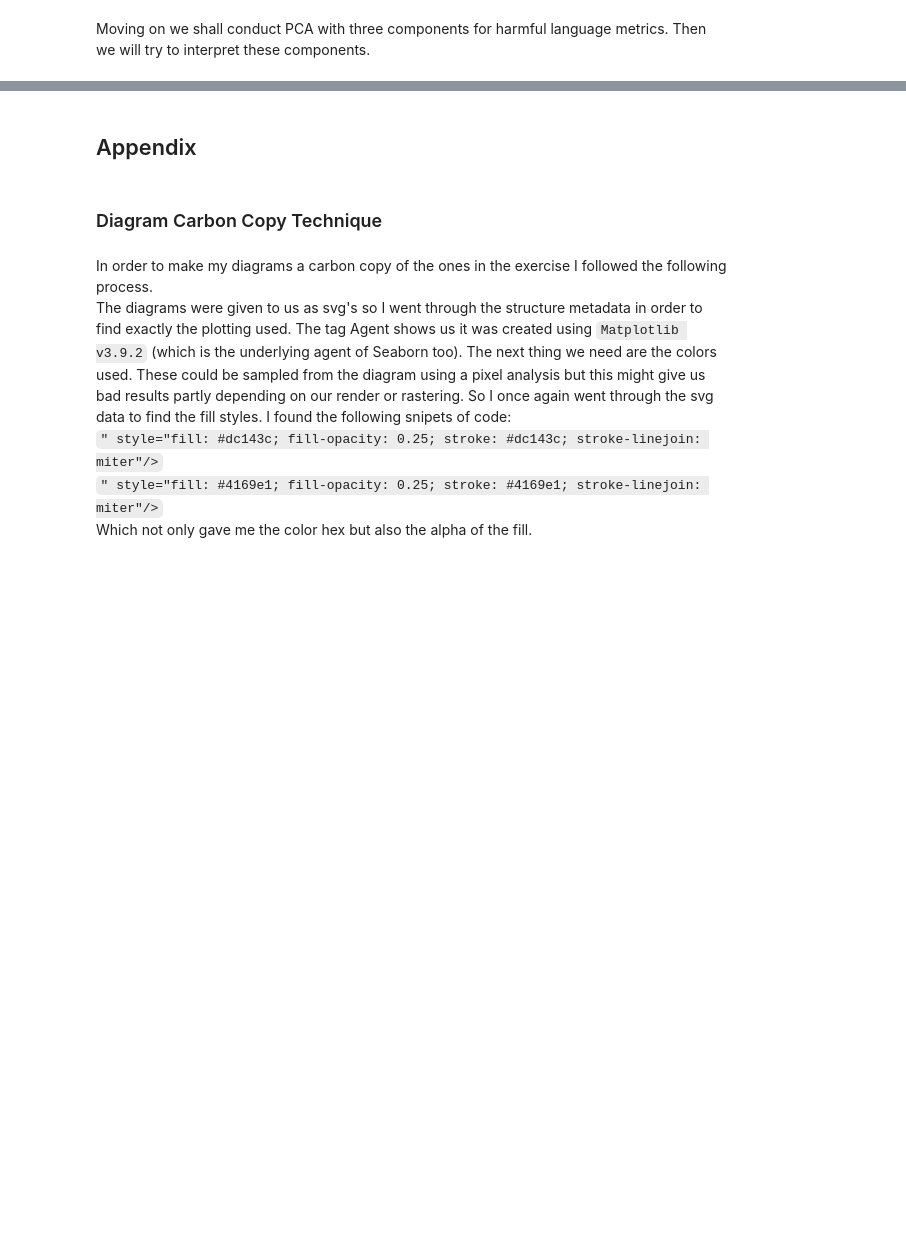
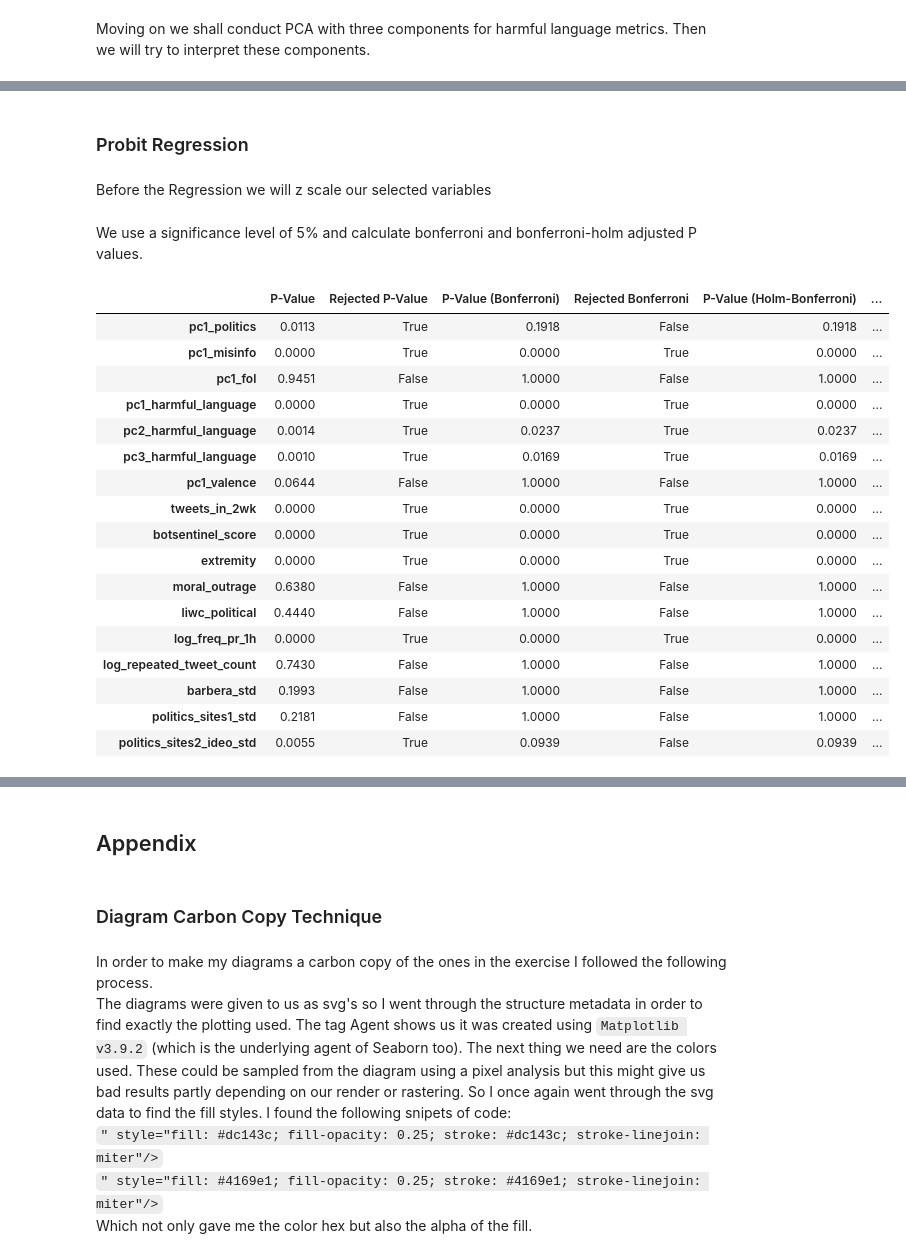
Before and after one commit to panos1b/Social-Media-Sanctions-and-Misinformation-Sharing, a Jupyter notebook: differences_misinformation_solution.ipynb, the cells around one changed output, grey strips where cells are left out. Drawn from its saved outputs; the diff is of its cells as text; code cells hidden in the pictures; blank space fills up the shorter version.

```diff
--- a/differences_misinformation_solution.ipynb
+++ b/differences_misinformation_solution.ipynb
@@ -506,7 +519,9 @@ We will now perforce Principal Component Analysis for four of our variables, fin
 # %%
 variables = ['lowqual_pr2019_fc', 'lowqual_afm', 'lowqual_lasser2019', 'lowqual_mbfc']
 
-pca_vars = data[variables]
+# Apply scaling
+copy_data[variables] = scaler.fit_transform(data[variables])
+pca_vars = copy_data[variables]
 
 pca = PCA(n_components=1)
 pca.fit(pca_vars)
@@ -544,7 +566,9 @@ Also we do the same for the variables related to Tweeter metrics, using our log1
 # %%
 variables = ['log_num_followers', 'log_num_friends', 'log_fol']
 
-pca_vars = data[variables]
+# Apply scaling
+copy_data[variables] = scaler.fit_transform(data[variables])
+pca_vars = copy_data[variables]
 
 pca = PCA(n_components=1)
 pca.fit(pca_vars)
@@ -583,0 +675,64 @@ print(pca.components_)
+# %% [markdown]
+### Probit Regression
+# %% [markdown]
+Before the Regression we will z scale our selected variables
+# %%
+variables = [
+    'pc1_politics', 'pc1_misinfo', 'pc1_fol', 'pc1_harmful_language',
+    'pc2_harmful_language', 'pc3_harmful_language', 'pc1_valence',
+    'tweets_in_2wk', 'botsentinel_score', 'extremity', 'moral_outrage',
+    'liwc_political', 'log_freq_pr_1h', 'log_repeated_tweet_count',
+    'barbera_std', 'politics_sites1_std', 'politics_sites2_ideo_std'
+    ]
+# Apply scaling
+data[variables] = scaler.fit_transform(data[variables])
+# %% [markdown]
+We use a significance level of 5% and calculate bonferroni and bonferroni-holm adjusted P values.
+# %%
+sig = 0.05
+
+data_probit = data[['suspended'] + variables]
+
+y = data_probit['suspended']
+X = sm.add_constant(data_probit[variables])
+
+# Perform Probit
+logit_model = sm.Probit(y, X).fit(disp=0)
+
+# Extract the p-values
+p_values = logit_model.pvalues[1:]
+
+# Bonferroni correction
+rejected_bonferroni, p_val__bonferroni, _, _ = multipletests(p_values, method='bonferroni')
+# Holm-Bonferroni correction
+rejected_bonferroni_holm, p_val_bonferroni_holm, _, _ = multipletests(p_values, method='holm')
+
+results_probit_df = pd.DataFrame({
+    'P-Value': p_values.round(4),
+    'Rejected P-Value': p_values<=sig,
+    'P-Value (Bonferroni)': p_val__bonferroni.round(4),
+    'Rejected Bonferroni': rejected_bonferroni,
+    'P-Value (Holm-Bonferroni)': p_val__bonferroni.round(4),
+    'Rejected Holm-Bonferroni': rejected_bonferroni,
+})
+
+results_probit_df
+# %% [output]
+|  | P-Value | Rejected P-Value | P-Value (Bonferroni) | Rejected Bonferroni | P-Value (Holm-Bonferroni) | ... |
+| pc1_politics | 0.0113 | True | 0.1918 | False | 0.1918 | ... |
+| pc1_misinfo | 0.0000 | True | 0.0000 | True | 0.0000 | ... |
+| pc1_fol | 0.9451 | False | 1.0000 | False | 1.0000 | ... |
+| pc1_harmful_language | 0.0000 | True | 0.0000 | True | 0.0000 | ... |
+| pc2_harmful_language | 0.0014 | True | 0.0237 | True | 0.0237 | ... |
+| pc3_harmful_language | 0.0010 | True | 0.0169 | True | 0.0169 | ... |
+| pc1_valence | 0.0644 | False | 1.0000 | False | 1.0000 | ... |
+| tweets_in_2wk | 0.0000 | True | 0.0000 | True | 0.0000 | ... |
+| botsentinel_score | 0.0000 | True | 0.0000 | True | 0.0000 | ... |
+| extremity | 0.0000 | True | 0.0000 | True | 0.0000 | ... |
+| moral_outrage | 0.6380 | False | 1.0000 | False | 1.0000 | ... |
+| liwc_political | 0.4440 | False | 1.0000 | False | 1.0000 | ... |
+| log_freq_pr_1h | 0.0000 | True | 0.0000 | True | 0.0000 | ... |
+| log_repeated_tweet_count | 0.7430 | False | 1.0000 | False | 1.0000 | ... |
+| barbera_std | 0.1993 | False | 1.0000 | False | 1.0000 | ... |
+| politics_sites1_std | 0.2181 | False | 1.0000 | False | 1.0000 | ... |
+| politics_sites2_ideo_std | 0.0055 | True | 0.0939 | False | 0.0939 | ... |
```
Also changed, not shown: parts of 32 cells of this notebook.
